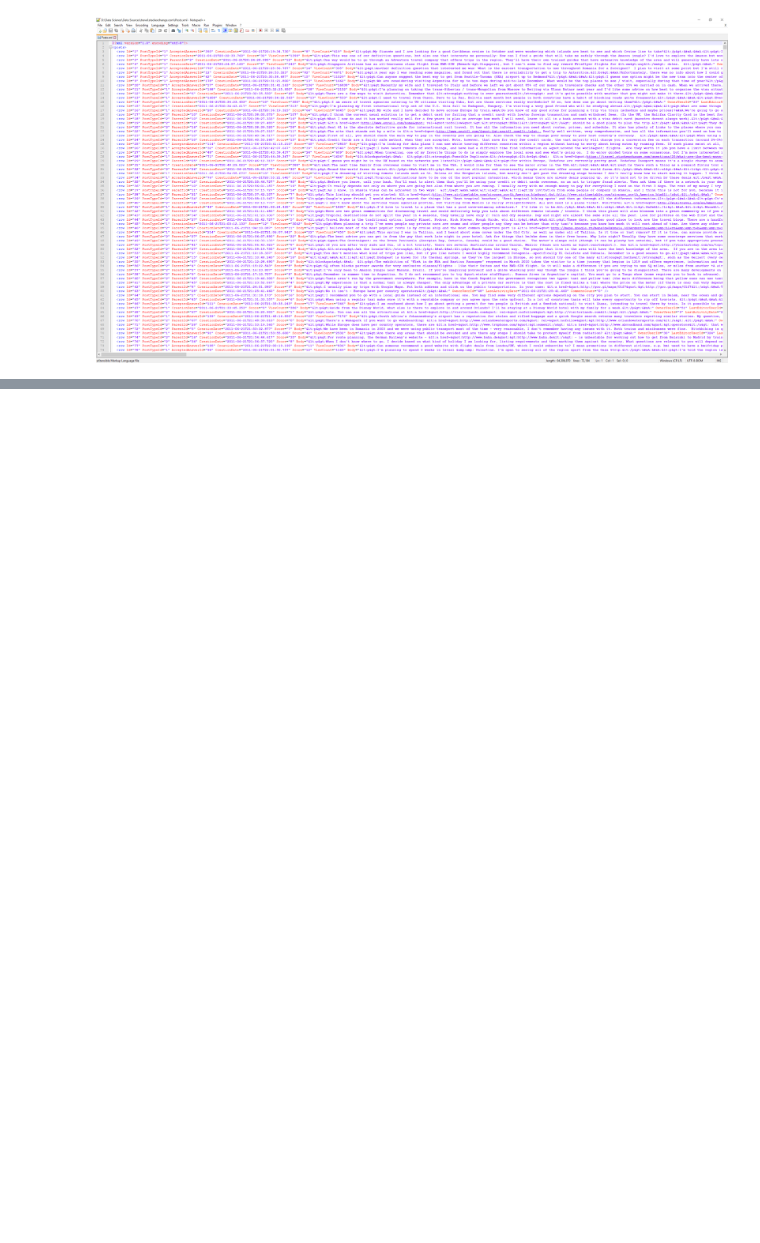
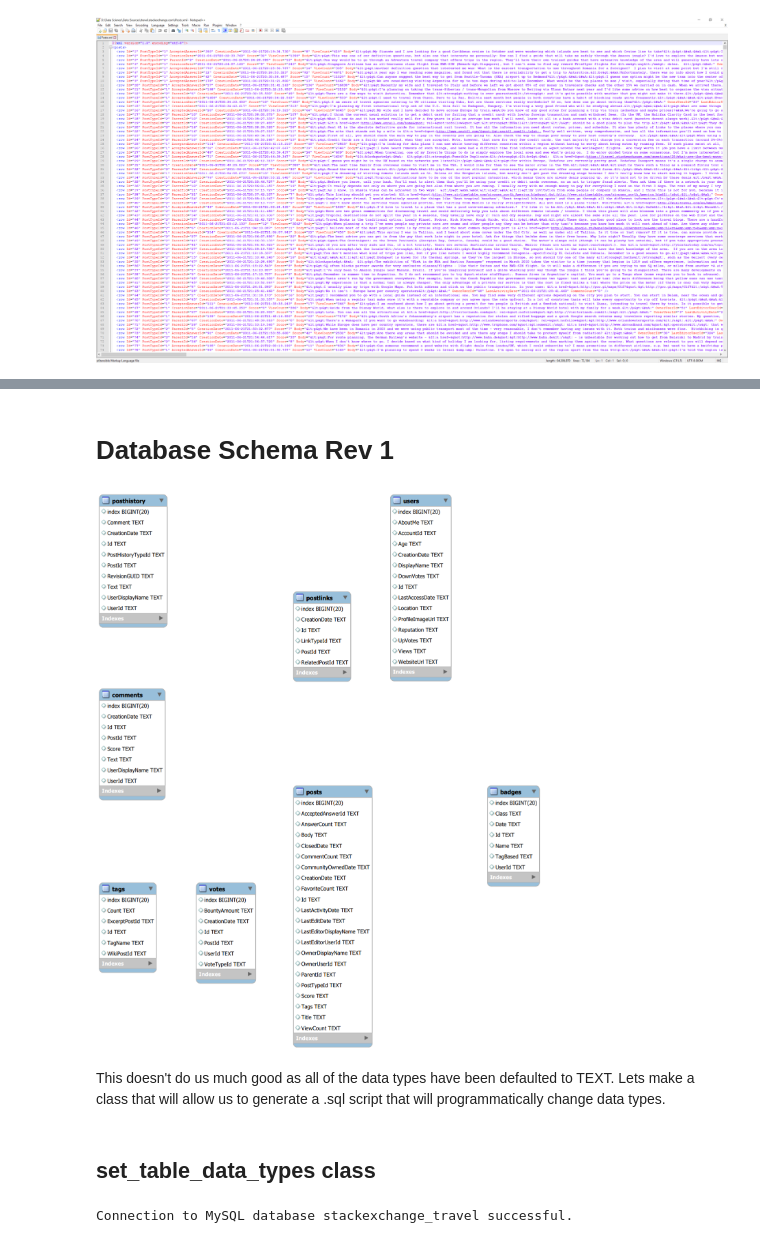
Before and after one commit to tjefferies/travel-stackexchange, a Jupyter notebook: XML2MySQL.ipynb, the cells around one changed output, grey strips where cells are left out. Drawn from its saved outputs; the diff is of its cells as text; code cells hidden in the pictures; blank space fills up the shorter version.

```diff
--- a/XML2MySQL.ipynb
+++ b/XML2MySQL.ipynb
@@ -119,0 +125,10 @@ Image(filename='Sample XML File.PNG')
+# %% [markdown]
+# Database Schema Rev 1
+# %%
+Image(filename='db_schema_1.PNG')
+# %% [output]
+[figure, added]
+# %% [markdown]
+This doesn't do us much good as all of the data types have been defaulted to TEXT. Lets make a class that will allow us to generate a .sql script that will programmatically change data types.
+# %% [markdown]
+## set_table_data_types class
@@ -119,0 +222,4 @@ Image(filename='Sample XML File.PNG')
+# %%
+session = set_table_data_types(host = 'localhost', db = 'stackexchange_travel', user = 'root', password = password)
+# %% [output]
+Connection to MySQL database stackexchange_travel successful.
```
Also changed, not shown: parts of 8 cells of this notebook.
